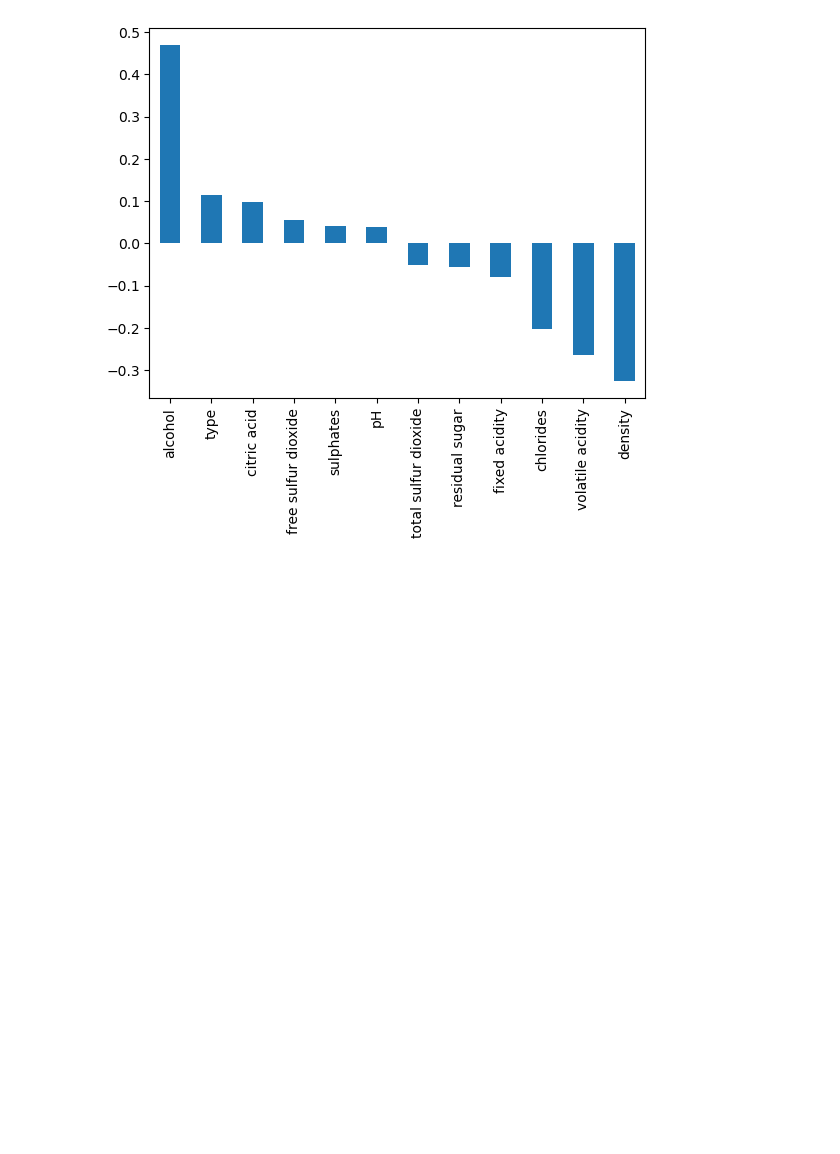
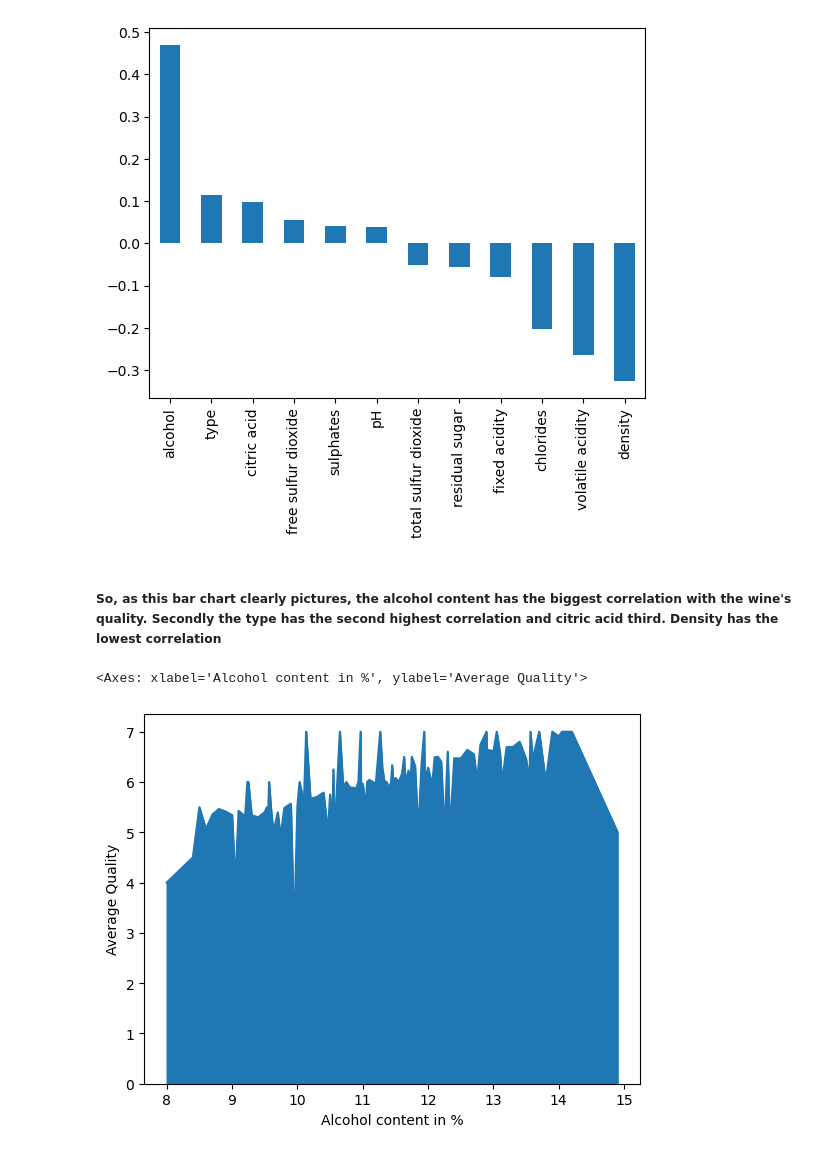
Before and after one commit to Nikolaj1992/MP1-Group9, a Jupyter notebook: MP-2/Code/Wine.ipynb, the cells around one changed output. Saved outputs shown, nothing was run; the diff lists cells and outputs as text; code cells hidden in the pictures; blank space fills up the shorter version.

```diff
--- a/MP-2/Code/Wine.ipynb
+++ b/MP-2/Code/Wine.ipynb
@@ -512,3 +518,12 @@ Name: quality, dtype: float64
 plt = quality_correlation.plot(kind='bar')
 # %% [output]
 [figure]
+# %% [markdown]
+##### So, as this bar chart clearly pictures, the alcohol content has the biggest correlation with the wine's quality. Secondly the type has the second highest correlation and citric acid third. Density has the lowest correlation
+# %%
+alc_to_q = wine_df_clean.groupby('alcohol')['quality'].mean()
+# %%
+alc_to_q.plot.area(xlabel='Alcohol content in %', ylabel='Average Quality')
+# %% [output]
+<Axes: xlabel='Alcohol content in %', ylabel='Average Quality'>
+[figure, added]
```
Also changed, not shown: parts of 7 cells of this notebook.
